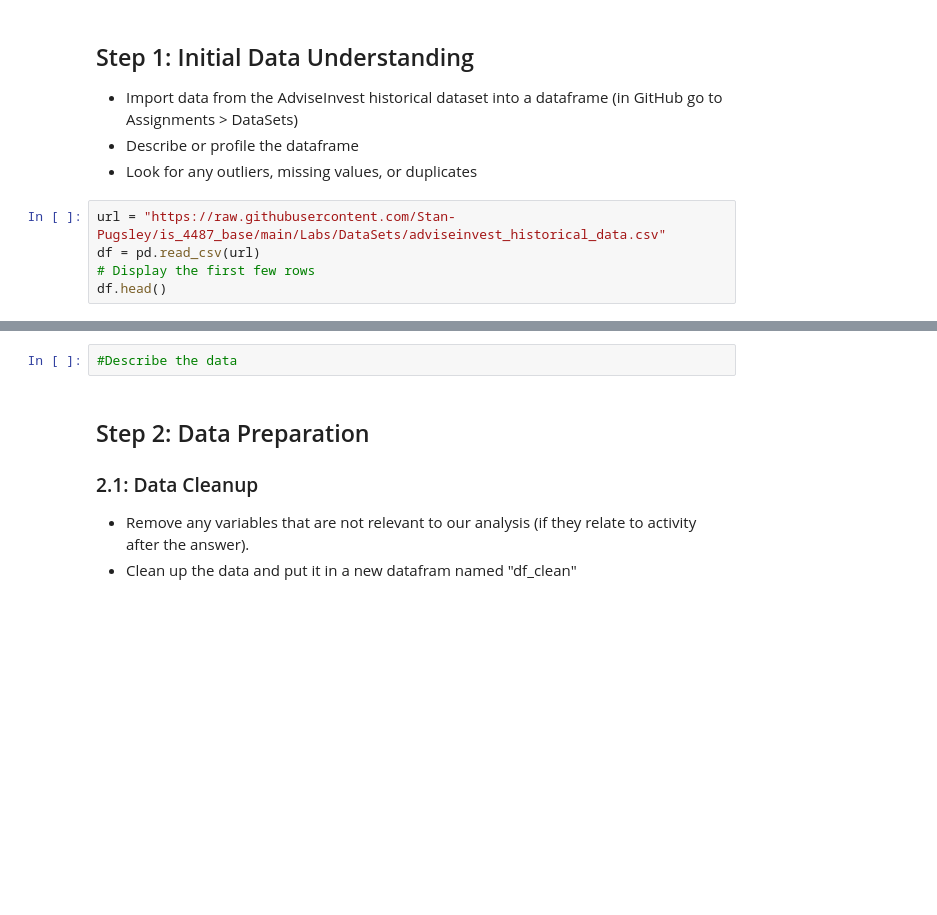
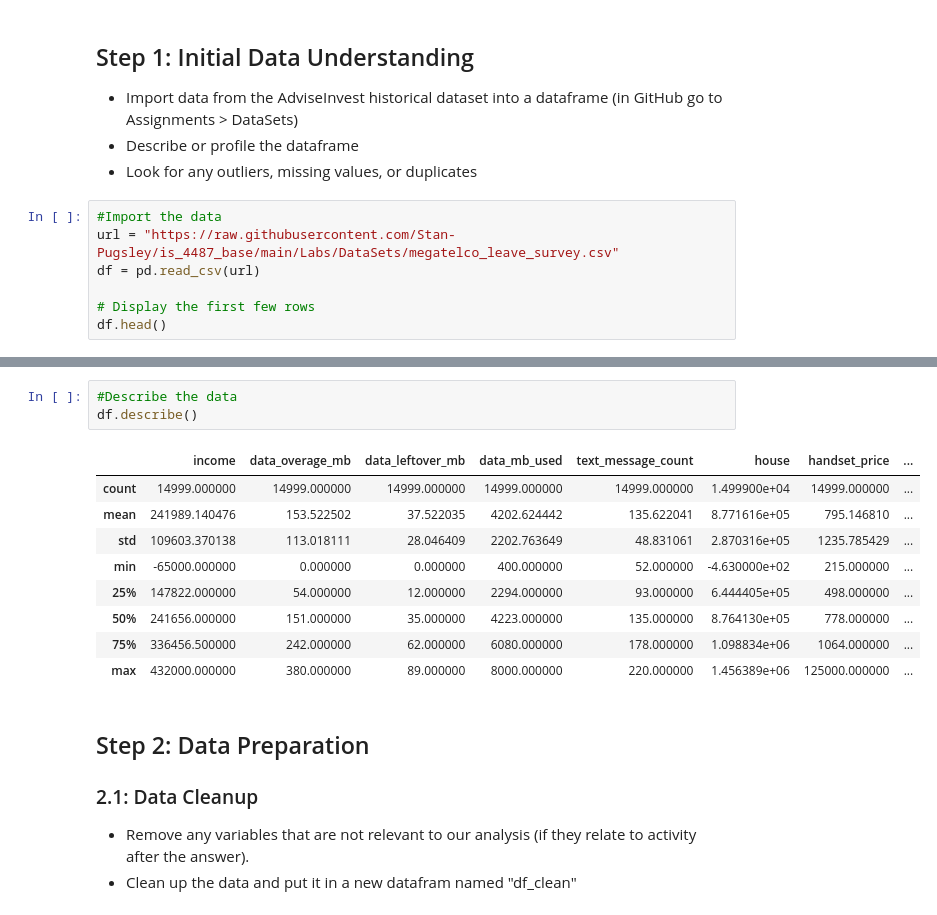
Before and after one commit to ThomasGwright/IS_FINAL_PROJECT, a Jupyter notebook: Assignments/Scripts/advise_invest_template.ipynb, the cells around one changed output, grey strips where cells are left out. Saved outputs shown, nothing was run; the diff lists cells and outputs as text; blank space fills up the shorter version.

```diff
--- a/Assignments/Scripts/advise_invest_template.ipynb
+++ b/Assignments/Scripts/advise_invest_template.ipynb
@@ -57,8 +57,10 @@ import matplotlib.pyplot as plt
  - Describe or profile the dataframe
  - Look for any outliers, missing values, or duplicates
 # %%
-url = "https://raw.githubusercontent.com/Stan-Pugsley/is_4487_base/main/Labs/DataSets/adviseinvest_historical_data.csv"
+#Import the data
+url = "https://raw.githubusercontent.com/Stan-Pugsley/is_4487_base/main/Labs/DataSets/megatelco_leave_survey.csv"
 df = pd.read_csv(url)
+
 # Display the first few rows
 df.head()
 # %% [output]
@@ -68,5 +95,16 @@ HTTPError: HTTP Error 404: Not Found
 # %%
 #Describe the data
+df.describe()
+# %% [output]
+|  | income | data_overage_mb | data_leftover_mb | data_mb_used | text_message_count | house | handset_price | ... |
+| count | 14999.000000 | 14999.000000 | 14999.000000 | 14999.000000 | 14999.000000 | 1.499900e+04 | 14999.000000 | ... |
+| mean | 241989.140476 | 153.522502 | 37.522035 | 4202.624442 | 135.622041 | 8.771616e+05 | 795.146810 | ... |
+| std | 109603.370138 | 113.018111 | 28.046409 | 2202.763649 | 48.831061 | 2.870316e+05 | 1235.785429 | ... |
+| min | -65000.000000 | 0.000000 | 0.000000 | 400.000000 | 52.000000 | -4.630000e+02 | 215.000000 | ... |
+| 25% | 147822.000000 | 54.000000 | 12.000000 | 2294.000000 | 93.000000 | 6.444405e+05 | 498.000000 | ... |
+| 50% | 241656.000000 | 151.000000 | 35.000000 | 4223.000000 | 135.000000 | 8.764130e+05 | 778.000000 | ... |
+| 75% | 336456.500000 | 242.000000 | 62.000000 | 6080.000000 | 178.000000 | 1.098834e+06 | 1064.000000 | ... |
+| max | 432000.000000 | 380.000000 | 89.000000 | 8000.000000 | 220.000000 | 1.456389e+06 | 125000.000000 | ... |
 # %% [markdown]
 ## Step 2: Data Preparation
 
```
Also changed, not shown: parts of 15 cells of this notebook.
